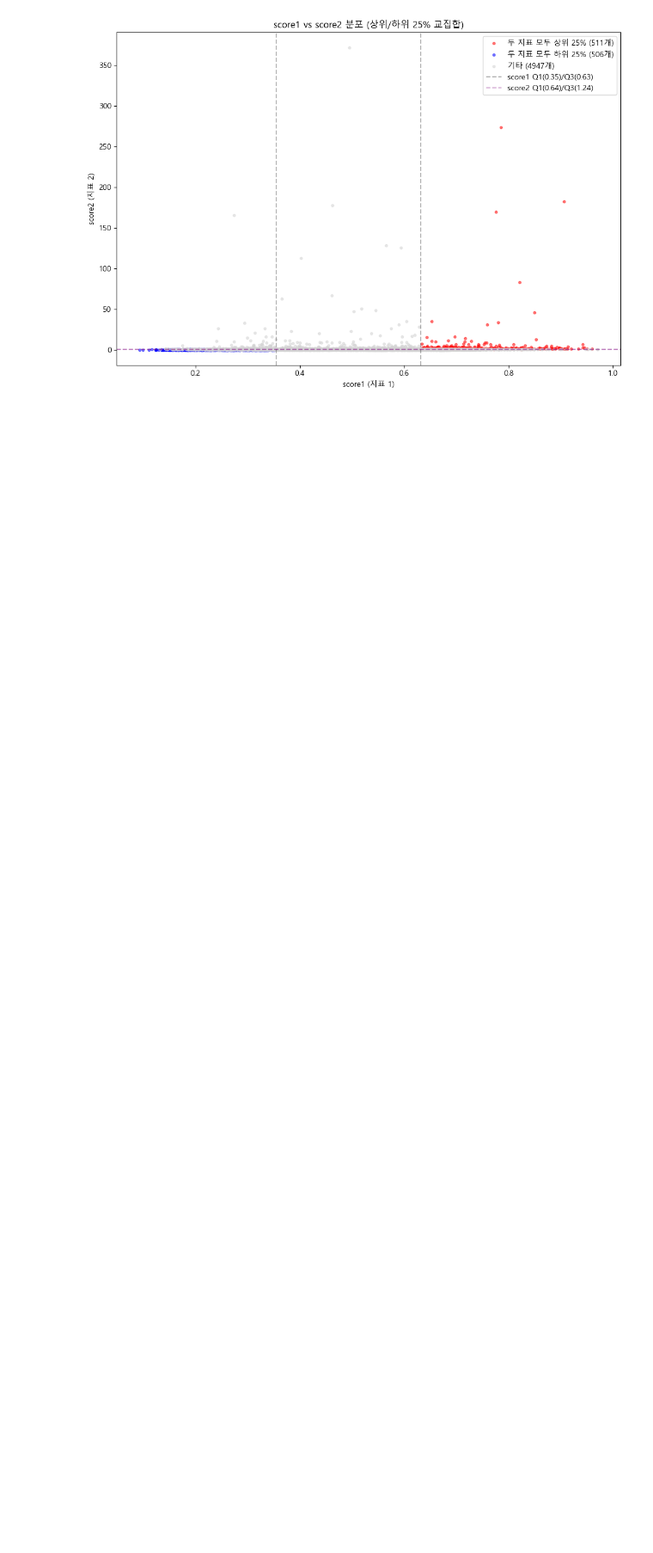
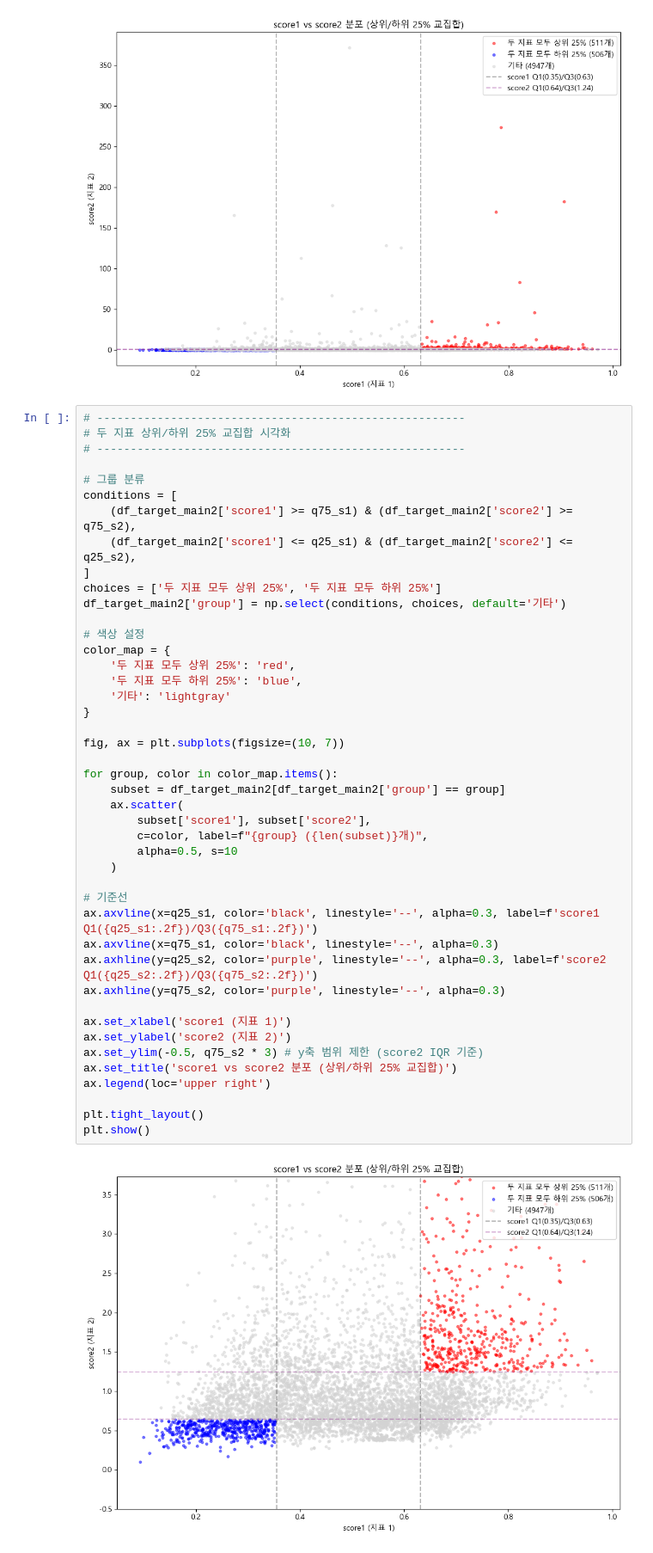
Before and after one commit to hanalo26/final_project, a Jupyter notebook: works/Haeun/260502_FnB-shorts_EDA.ipynb, the cells around one changed output. Shown at 86% size. Saved outputs shown, nothing was run; the diff lists cells and outputs as text; blank space fills up the shorter version.

```diff
--- a/works/Haeun/260502_FnB-shorts_EDA.ipynb
+++ b/works/Haeun/260502_FnB-shorts_EDA.ipynb
@@ -1186,3 +1186,49 @@ plt.tight_layout()
 plt.show()
 # %% [output]
 [figure]
+# %%
+# -------------------------------------------------------
+# 두 지표 상위/하위 25% 교집합 시각화
+# -------------------------------------------------------
+
+# 그룹 분류
+conditions = [
+    (df_target_main2['score1'] >= q75_s1) & (df_target_main2['score2'] >= q75_s2),
+    (df_target_main2['score1'] <= q25_s1) & (df_target_main2['score2'] <= q25_s2),
+]
+choices = ['두 지표 모두 상위 25%', '두 지표 모두 하위 25%']
+df_target_main2['group'] = np.select(conditions, choices, default='기타')
+
+# 색상 설정
+color_map = {
+    '두 지표 모두 상위 25%': 'red',
+    '두 지표 모두 하위 25%': 'blue',
+    '기타': 'lightgray'
+}
+
+fig, ax = plt.subplots(figsize=(10, 7))
+
+for group, color in color_map.items():
+    subset = df_target_main2[df_target_main2['group'] == group]
+    ax.scatter(
+        subset['score1'], subset['score2'],
+        c=color, label=f"{group} ({len(subset)}개)",
+        alpha=0.5, s=10
+    )
+
+# 기준선
+ax.axvline(x=q25_s1, color='black', linestyle='--', alpha=0.3, label=f'score1 Q1({q25_s1:.2f})/Q3({q75_s1:.2f})')
+ax.axvline(x=q75_s1, color='black', linestyle='--', alpha=0.3)
+ax.axhline(y=q25_s2, color='purple', linestyle='--', alpha=0.3, label=f'score2 Q1({q25_s2:.2f})/Q3({q75_s2:.2f})')
+ax.axhline(y=q75_s2, color='purple', linestyle='--', alpha=0.3)
+
+ax.set_xlabel('score1 (지표 1)')
+ax.set_ylabel('score2 (지표 2)')
+ax.set_ylim(-0.5, q75_s2 * 3) # y축 범위 제한 (score2 IQR 기준)
+ax.set_title('score1 vs score2 분포 (상위/하위 25% 교집합)')
+ax.legend(loc='upper right')
+
+plt.tight_layout()
+plt.show()
+# %% [output]
+[figure, added]
```
